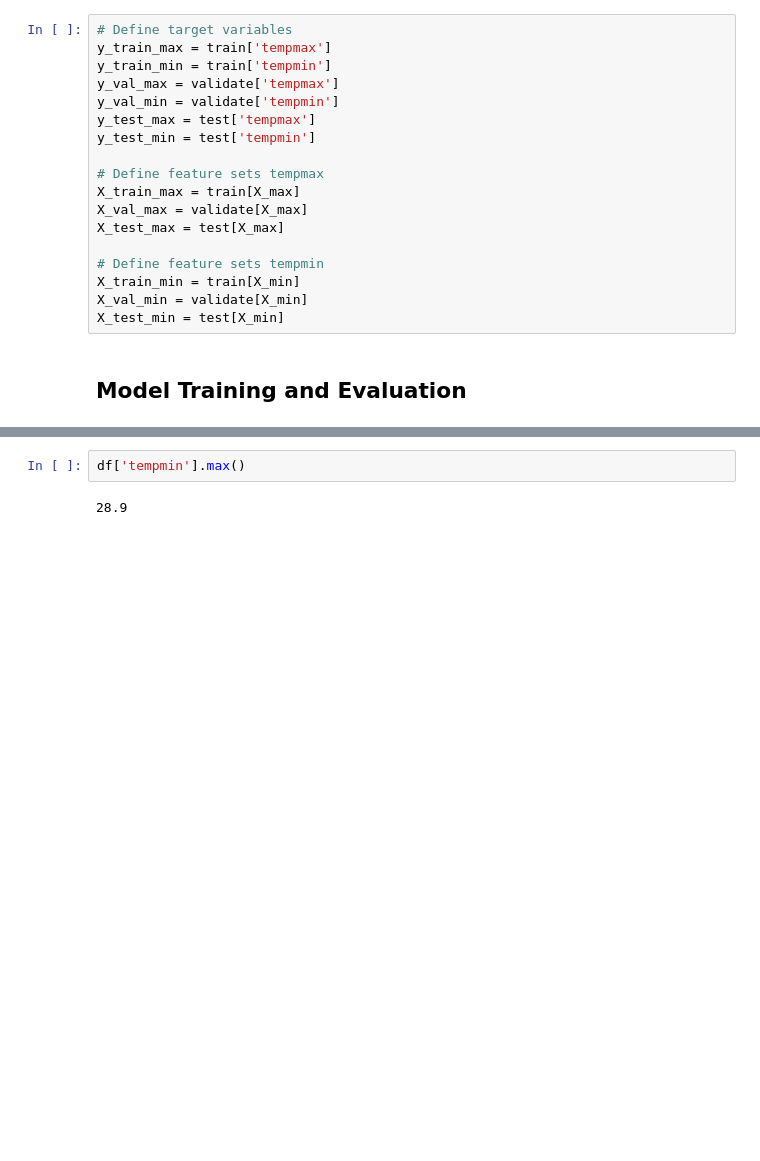
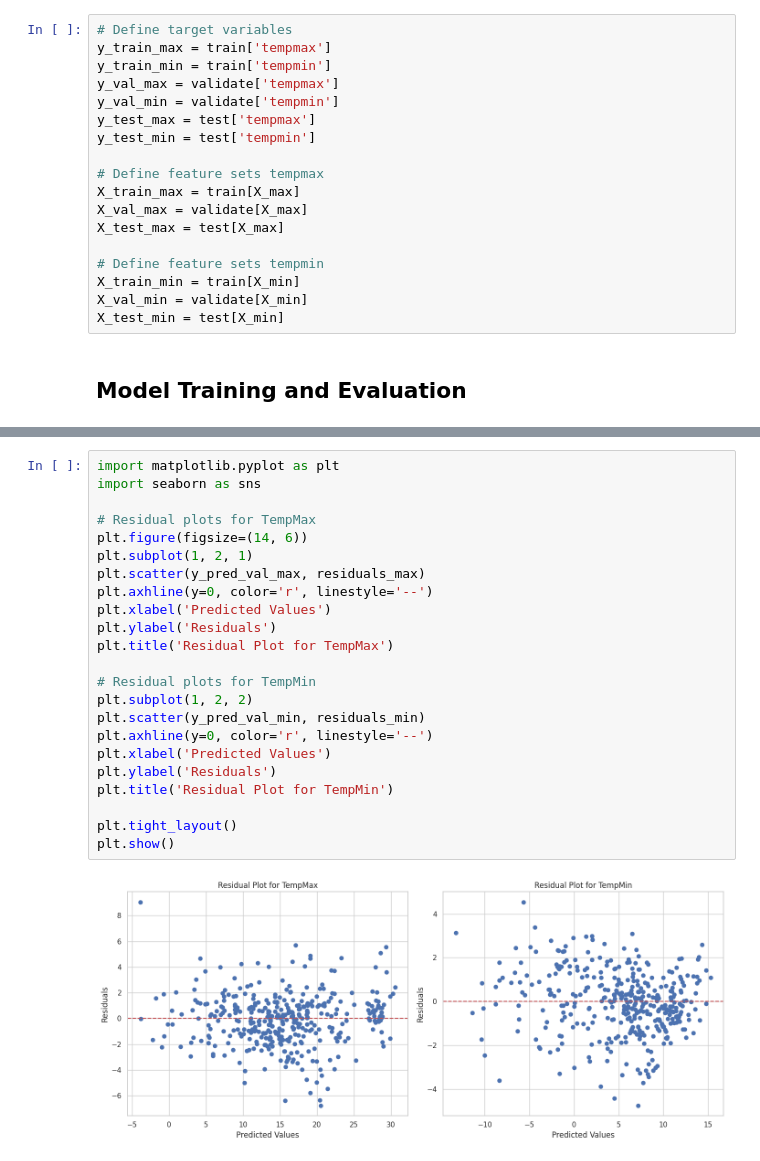
Before and after one commit to Laizra/Weather_prediction, a Jupyter notebook: main.ipynb, the cells around one changed output, grey strips where cells are left out. Saved outputs shown, nothing was run; the diff lists cells and outputs as text; blank space fills up the shorter version.

```diff
--- a/main.ipynb
+++ b/main.ipynb
@@ -350,4 +354,25 @@ Durbin-Watson Statistic for TempMin Residuals (2): 1.3215796377933202
-# %%
-df['tempmin'].max()
-# %% [output]
-28.9
+# %%
+import matplotlib.pyplot as plt
+import seaborn as sns
+
+# Residual plots for TempMax
+plt.figure(figsize=(14, 6))
+plt.subplot(1, 2, 1)
+plt.scatter(y_pred_val_max, residuals_max)
+plt.axhline(y=0, color='r', linestyle='--')
+plt.xlabel('Predicted Values')
+plt.ylabel('Residuals')
+plt.title('Residual Plot for TempMax')
+
+# Residual plots for TempMin
+plt.subplot(1, 2, 2)
+plt.scatter(y_pred_val_min, residuals_min)
+plt.axhline(y=0, color='r', linestyle='--')
+plt.xlabel('Predicted Values')
+plt.ylabel('Residuals')
+plt.title('Residual Plot for TempMin')
+
+plt.tight_layout()
+plt.show()
+# %% [output]
+[figure, added]
```
Also changed, not shown: parts of 11 cells of this notebook, 1 other file.
